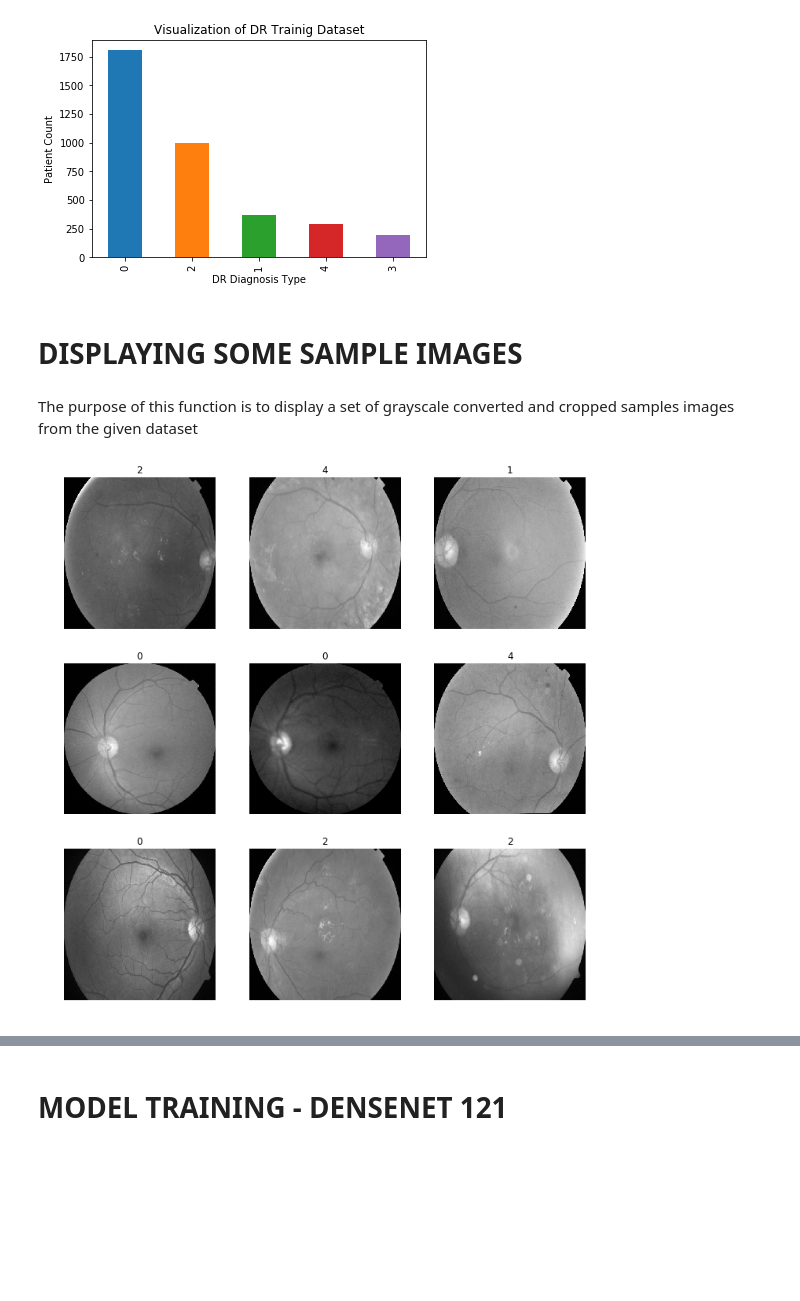
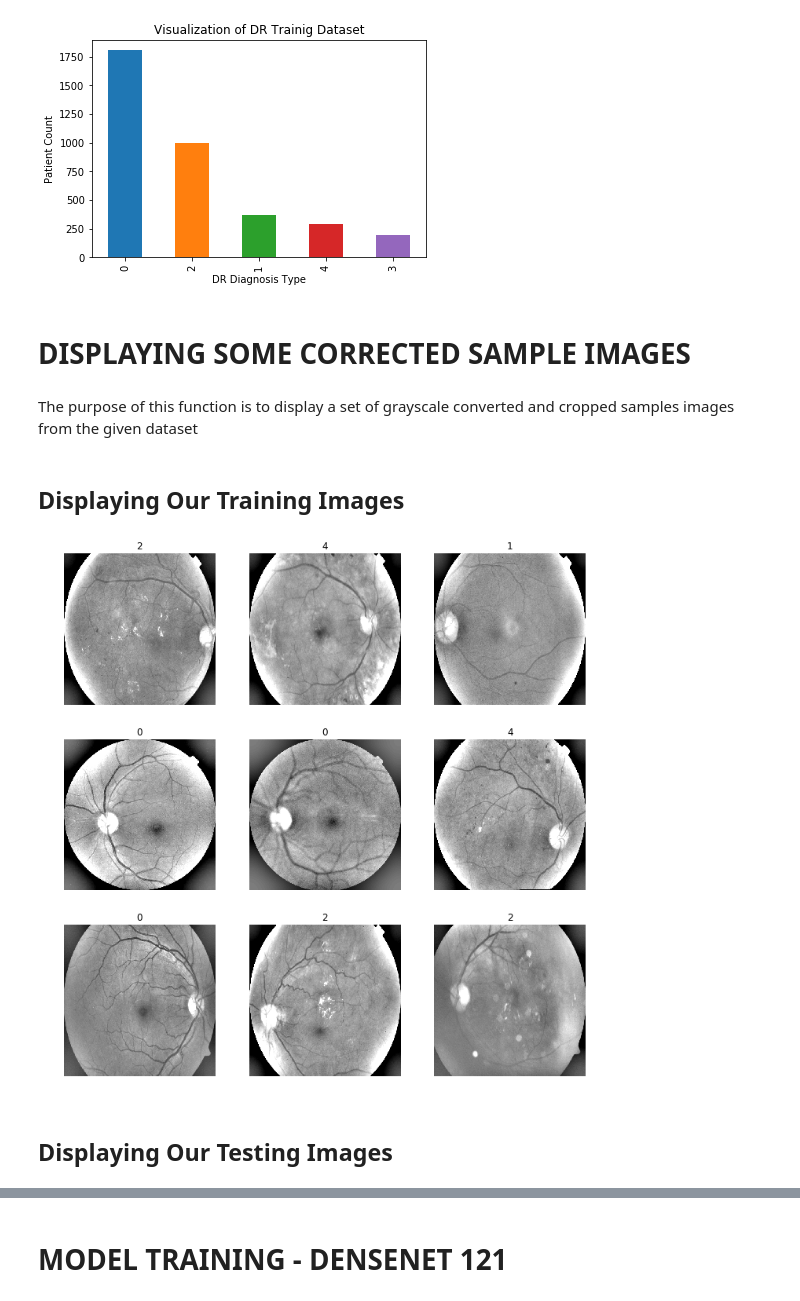
Before and after one commit to chankunlung/APTOS-2019-Diabetes-Retinography-Classification-Using-DenseNet, a Jupyter notebook: APTOS 2019 Diabetes Retinopothy Detection .ipynb, the cells around one changed output, grey strips where cells are left out. Drawn from its saved outputs; the diff is of its cells as text; code cells hidden in the pictures; blank space fills up the shorter version.

```diff
--- a/APTOS 2019 Diabetes Retinopothy Detection .ipynb
+++ b/APTOS 2019 Diabetes Retinopothy Detection .ipynb
@@ -106,7 +113,48 @@ plt.ylabel('Patient Count')
 Text(0, 0.5, 'Patient Count')
 [figure]
 # %% [markdown]
-# **DISPLAYING SOME SAMPLE IMAGES**
+# **DISPLAYING SOME CORRECTED SAMPLE IMAGES**
 # %% [markdown]
 The purpose of this function is to display a set of grayscale converted and cropped samples images from the given dataset
+# %%
+def display_train_images(df, col=3, row=3):
+
+    tol = 30  # initializing our tolerence level for cropping
+
+    matrix = col*row
+    fig = plt.figure(figsize=(10, 10)) #definingthe size of our inline plot from matplotlib
+
+    for i in range(matrix):
+
+        image_path = df.loc[i,'id_code']     # assigning the id_code of each eye image to a certain path
+        image_id = df.loc[i,'diagnosis']
+
+        image = cv2.imread(f'../input/train_images/{image_path}.png')
+
+        img = cv2.cvtColor(image, cv2.COLOR_BGR2GRAY) # converting images from a RGB format to a grayscale format
+
+        mask = img>tol
+        img = img[np.ix_(mask.any(1),mask.any(0))]       # converting the images into an adjusted or cropped image
+
+        img = cv2.resize(img, (img_size, img_size))   # resizing our images all to a single size
+
+        img=cv2.addWeighted(img, 4, cv2.GaussianBlur(img, (0,0), img_size/10),-4, 128) # creating a guassian blur from the grayscale image
+
+        fig.add_subplot(row, col, i+1)
+
+        plt.title(image_id)
+        plt.axis('off')
+        plt.imshow(img,cmap='gray')
+
+    plt.tight_layout()
+
+    return df
+# %% [markdown]
+## Displaying Our Training Images
+# %%
+train_df = display_train_images(train_df)
+# %% [output]
+[figure, added]
+# %% [markdown]
+## Displaying Our Testing Images
 # %%
@@ -139,7 +184,3 @@ def display_images(df, col=3, row=3):
         plt.imshow(img,cmap='gray')
 
     plt.tight_layout()
-# %%
-display_images(train_df)
-# %% [output]
-[figure, removed]
```
Also changed, not shown: parts of 14 cells of this notebook.
